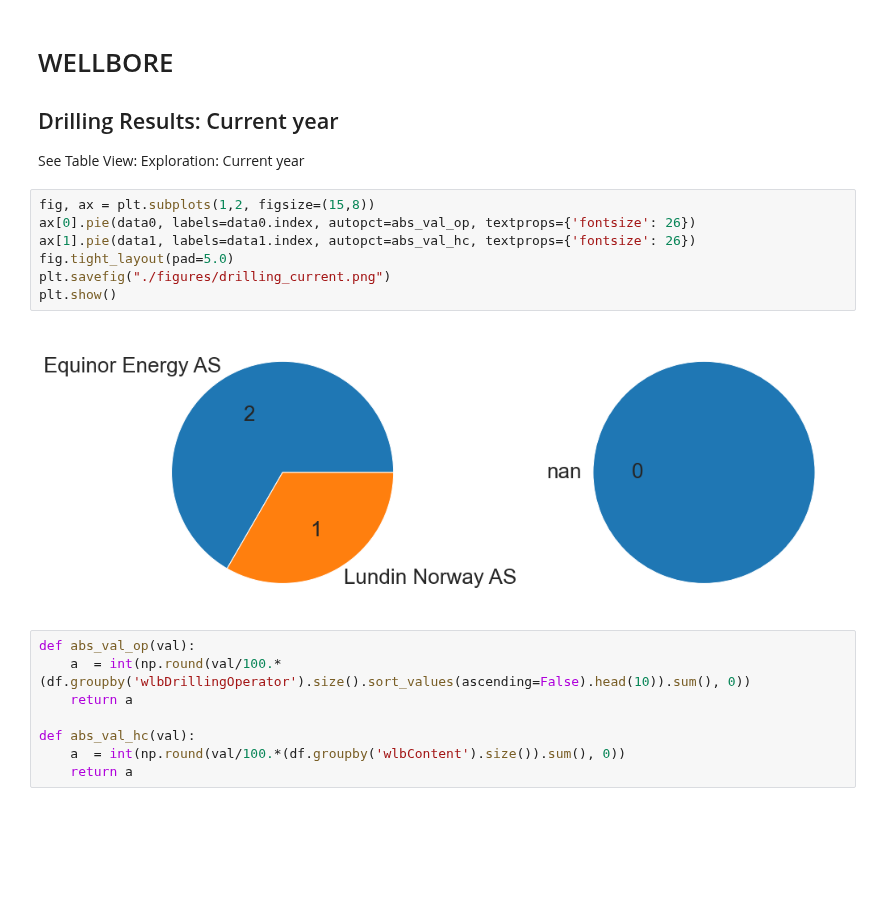
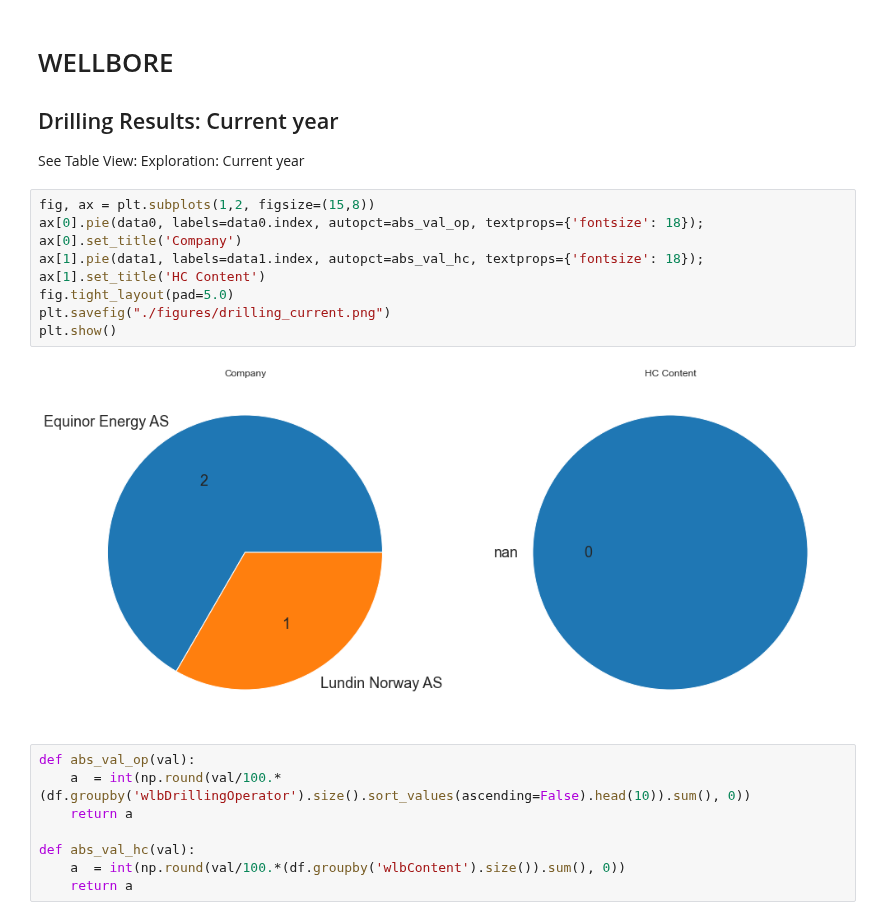
Before and after one commit to ABDunbar/NPD-Visualisation, a Jupyter notebook: npd_links.ipynb, the cells around one changed output. Saved outputs shown, nothing was run; the diff lists cells and outputs as text; blank space fills up the shorter version.

Commit message:
titles for charts

```diff
--- a/npd_links.ipynb
+++ b/npd_links.ipynb
@@ -34,13 +38,13 @@ data1 = df.groupby('wlbContent', dropna=False).size()
 See Table View: Exploration: Current year
 # %%
 fig, ax = plt.subplots(1,2, figsize=(15,8))
-ax[0].pie(data0, labels=data0.index, autopct=abs_val_op, textprops={'fontsize': 26})
-ax[1].pie(data1, labels=data1.index, autopct=abs_val_hc, textprops={'fontsize': 26})
+ax[0].pie(data0, labels=data0.index, autopct=abs_val_op, textprops={'fontsize': 18}); ax[0].set_title('Company')
+ax[1].pie(data1, labels=data1.index, autopct=abs_val_hc, textprops={'fontsize': 18}); ax[1].set_title('HC Content')
 fig.tight_layout(pad=5.0)
 plt.savefig("./figures/drilling_current.png")
 plt.show()
 # %% [output]
-[figure, old version]
+[figure, new version]
 # %%
 def abs_val_op(val):
     a  = int(np.round(val/100.*(df.groupby('wlbDrillingOperator').size().sort_values(ascending=False).head(10)).sum(), 0))
```
Also changed, not shown: parts of 28 cells of this notebook.
